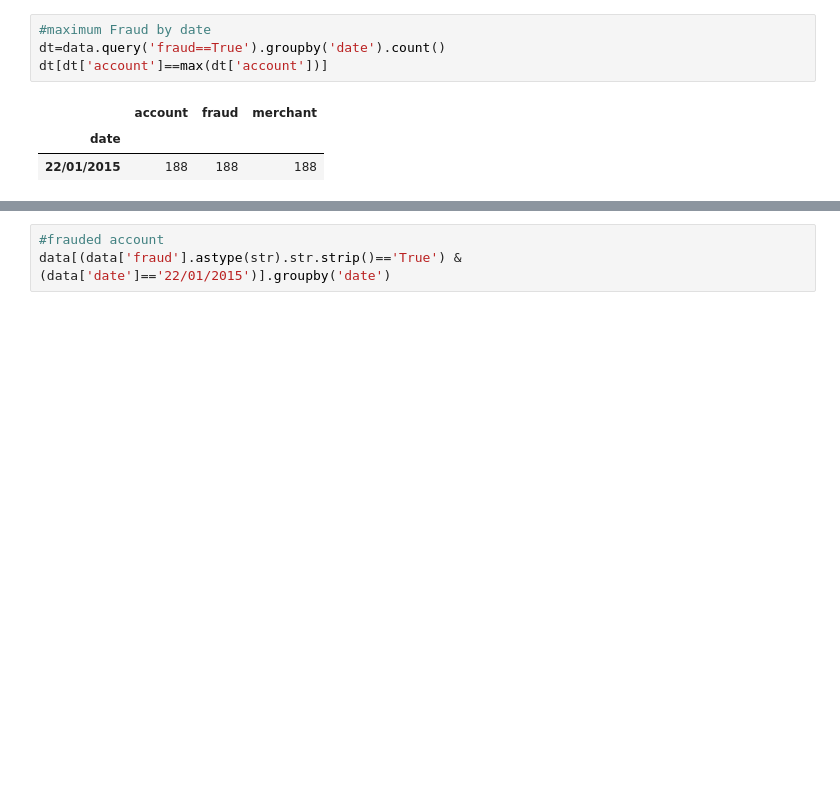
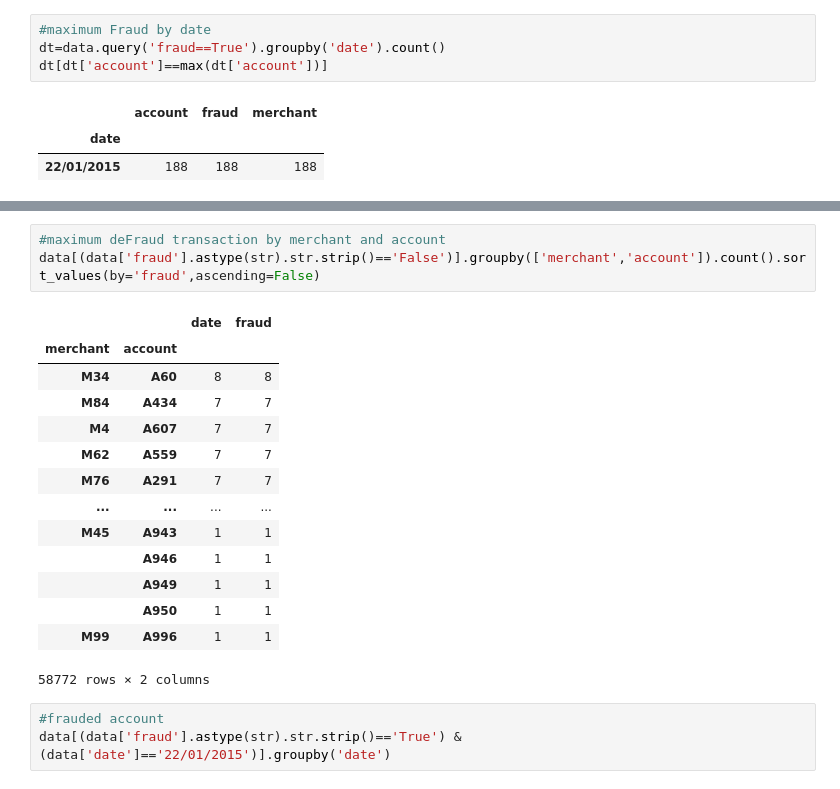
Before and after one commit to Sushila-Phogat/Data-science-with-Python, a Jupyter notebook: PreInterviewTask2.ipynb, the cells around one changed output, grey strips where cells are left out. Saved outputs shown, nothing was run; the diff lists cells and outputs as text; blank space fills up the shorter version.

```diff
--- a/PreInterviewTask2.ipynb
+++ b/PreInterviewTask2.ipynb
@@ -53,3 +107,21 @@ dt[dt['account']==max(dt['account'])]
+# %%
+#maximum deFraud transaction by merchant and account
+data[(data['fraud'].astype(str).str.strip()=='False')].groupby(['merchant','account']).count().sort_values(by='fraud',ascending=False)
+# %% [output]
+|  |  | date | fraud |
+| merchant | account |  |  |
+| M34 | A60 | 8 | 8 |
+| M84 | A434 | 7 | 7 |
+| M4 | A607 | 7 | 7 |
+| M62 | A559 | 7 | 7 |
+| M76 | A291 | 7 | 7 |
+| ... | ... | ... | ... |
+| M45 | A943 | 1 | 1 |
+|  | A946 | 1 | 1 |
+|  | A949 | 1 | 1 |
+|  | A950 | 1 | 1 |
+| M99 | A996 | 1 | 1 |
+58772 rows × 2 columns
 # %%
 #frauded account
 data[(data['fraud'].astype(str).str.strip()=='True') & (data['date']=='22/01/2015')].groupby('date')
```
Also changed, not shown: parts of 5 cells of this notebook.
